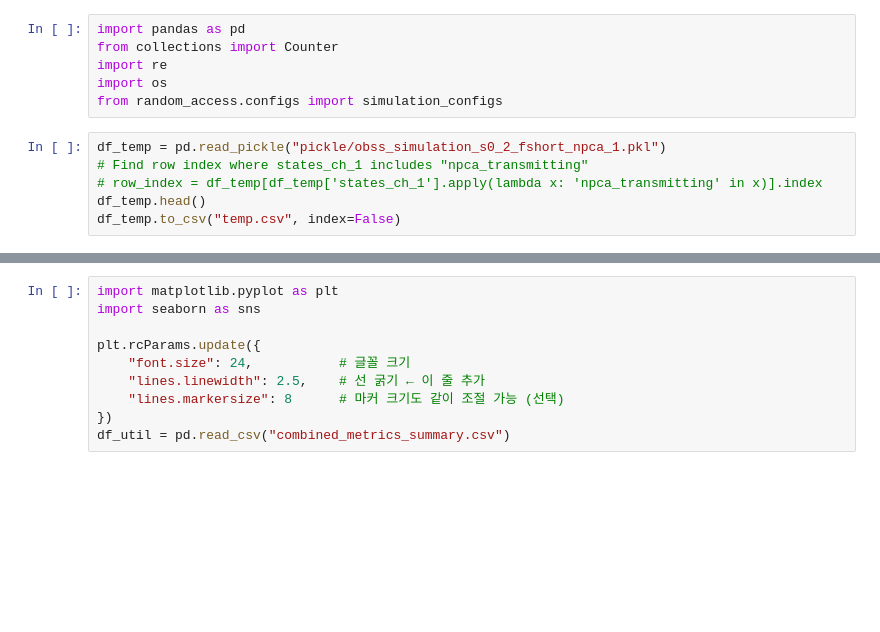
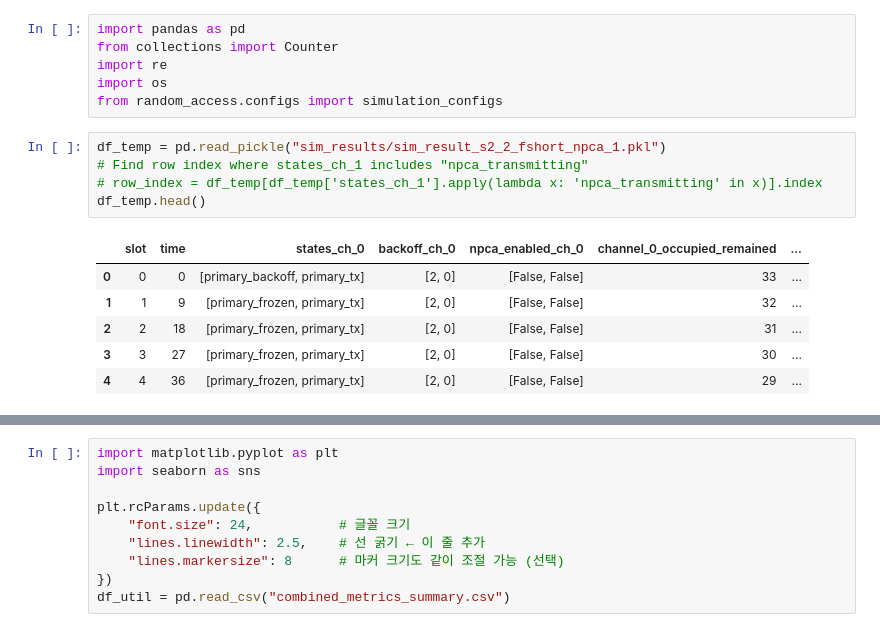
Before and after one commit to crazytb/NPCA, a Jupyter notebook: main_analyze_csvs.ipynb, the cells around one changed output, grey strips where cells are left out. Saved outputs shown, nothing was run; the diff lists cells and outputs as text; blank space fills up the shorter version.

```diff
--- a/main_analyze_csvs.ipynb
+++ b/main_analyze_csvs.ipynb
@@ -7,11 +7,17 @@ import re
 import os
 from random_access.configs import simulation_configs
 # %%
-df_temp = pd.read_pickle("pickle/obss_simulation_s0_2_fshort_npca_1.pkl")
+df_temp = pd.read_pickle("sim_results/sim_result_s2_2_fshort_npca_1.pkl")
 # Find row index where states_ch_1 includes "npca_transmitting"
 # row_index = df_temp[df_temp['states_ch_1'].apply(lambda x: 'npca_transmitting' in x)].index
 df_temp.head()
-df_temp.to_csv("temp.csv", index=False)
+# %% [output]
+|  | slot | time | states_ch_0 | backoff_ch_0 | npca_enabled_ch_0 | channel_0_occupied_remained | ... |
+| 0 | 0 | 0 | [primary_backoff, primary_tx] | [2, 0] | [False, False] | 33 | ... |
+| 1 | 1 | 9 | [primary_frozen, primary_tx] | [2, 0] | [False, False] | 32 | ... |
+| 2 | 2 | 18 | [primary_frozen, primary_tx] | [2, 0] | [False, False] | 31 | ... |
+| 3 | 3 | 27 | [primary_frozen, primary_tx] | [2, 0] | [False, False] | 30 | ... |
+| 4 | 4 | 36 | [primary_frozen, primary_tx] | [2, 0] | [False, False] | 29 | ... |
 # %%
 # ✅ STA 성공 횟수 계산 함수
 def get_successful_stas(df, channel=0):
```
Also changed, not shown: parts of 1 cell of this notebook, 5 other files.
